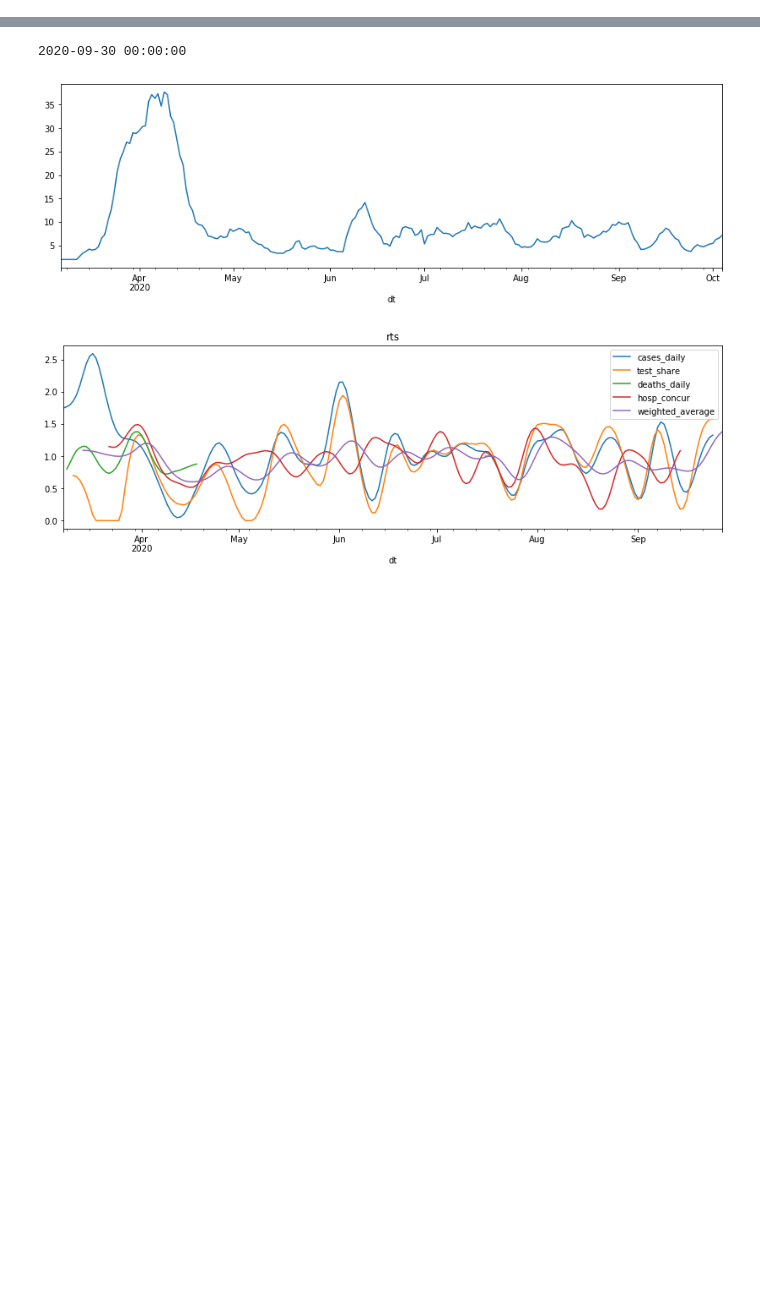
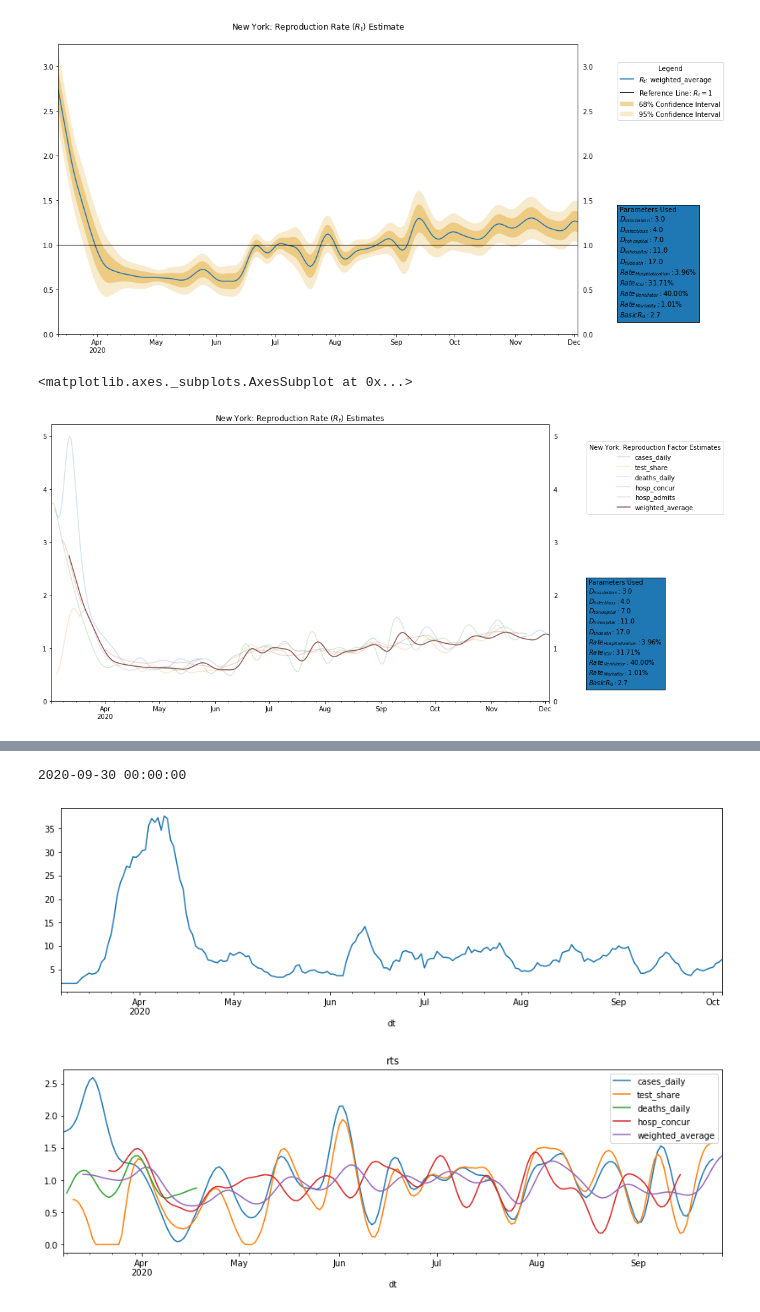
Before and after one commit to donnellymjd/coronita, a Jupyter notebook: ReproductionRateModelDev.ipynb, the cells around one changed output, grey strips where cells are left out. Cells and saved outputs as stored; diff of their text form; code cells hidden in the pictures; blank space fills up the shorter version.

```diff
--- a/ReproductionRateModelDev.ipynb
+++ b/ReproductionRateModelDev.ipynb
@@ -34,5 +37,7 @@ df_goog_mob_us = get_goog_mvmt_us()
 df_goog_mob_state = get_goog_mvmt_state(df_goog_mob_us)
 df_goog_mob_us = df_goog_mob_us[df_goog_mob_us.state.isnull()].set_index('dt')
 
+df_hhs_hosp = get_hhs_hosp()
+
 #######################
 # %% [output]
@@ -90,0 +127,12 @@ pd.read_csv('https://healthdata.gov/sites/default/files/estimated_inpatient_all_
+# %%
+model_dict = make_model_dict_state('NY',abbrev_us_state,df_census,
+    df_st_testing_fmt, df_hhs_hosp,
+    covid_params,
+    d_to_forecast=75,
+    df_mvmt=df_goog_mob_state)
+ax = ch_rt_confid(model_dict); plt.show()
+ch_rts(model_dict)
+# %% [output]
+[figure, added]
+<matplotlib.axes._subplots.AxesSubplot at 0x...>
+[figure, added]
```
Also changed, not shown: parts of 15 cells of this notebook, 7 other files.
